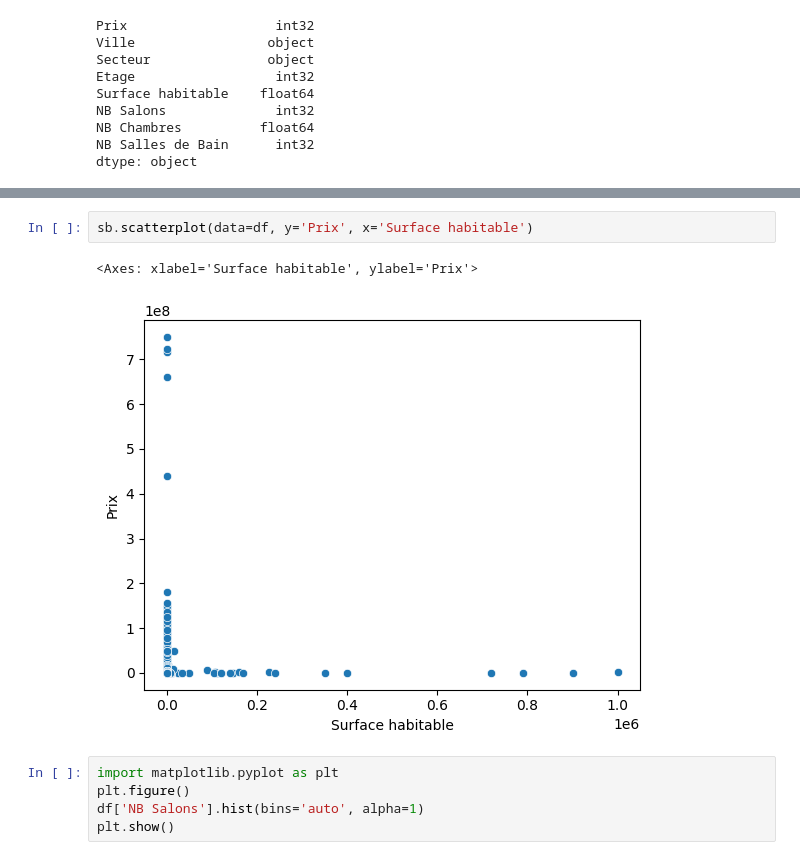
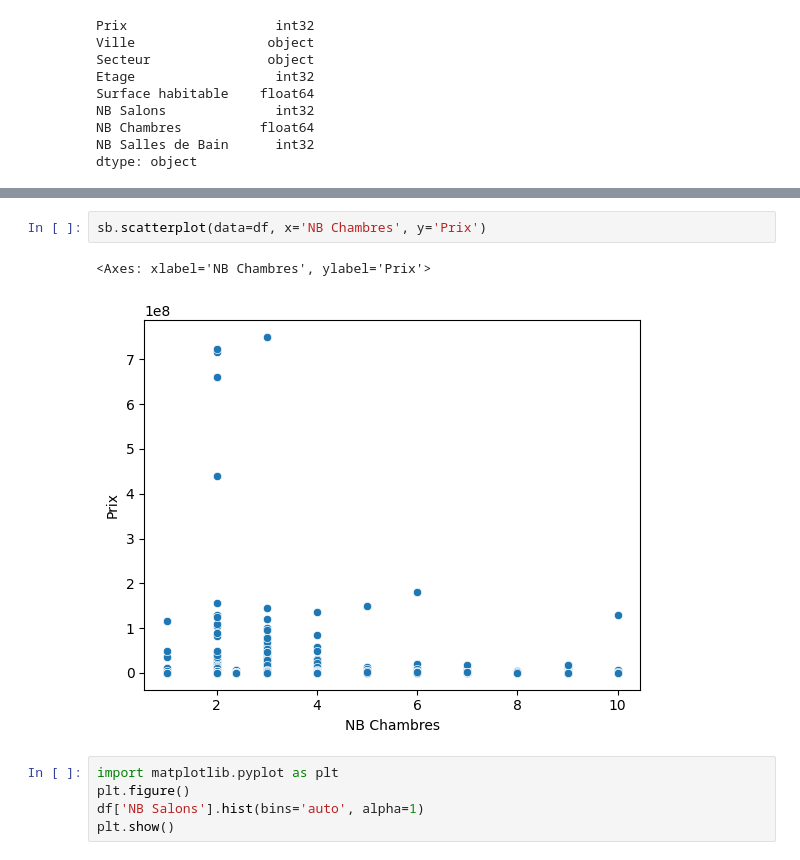
Before and after one commit to WailBouhadda/Apartment-Price-Prediction---Data-Mining, a Jupyter notebook: Data_Preprocessing.ipynb, the cells around one changed output, grey strips where cells are left out. Saved outputs shown, nothing was run; the diff lists cells and outputs as text.

```diff
--- a/Data_Preprocessing.ipynb
+++ b/Data_Preprocessing.ipynb
@@ -423,8 +423,8 @@ sb.boxplot(data=df[['NB Chambres']])
 # %%
-sb.scatterplot(data=df, y='Prix', x='Surface habitable')
+sb.scatterplot(data=df, x='NB Chambres', y='Prix')
 # %% [output]
-<Axes: xlabel='Surface habitable', ylabel='Prix'>
+<Axes: xlabel='NB Chambres', ylabel='Prix'>
-[figure, old version]
+[figure, new version]
 # %%
 import matplotlib.pyplot as plt
 plt.figure()
```
Also changed, not shown: parts of 2 cells of this notebook.
